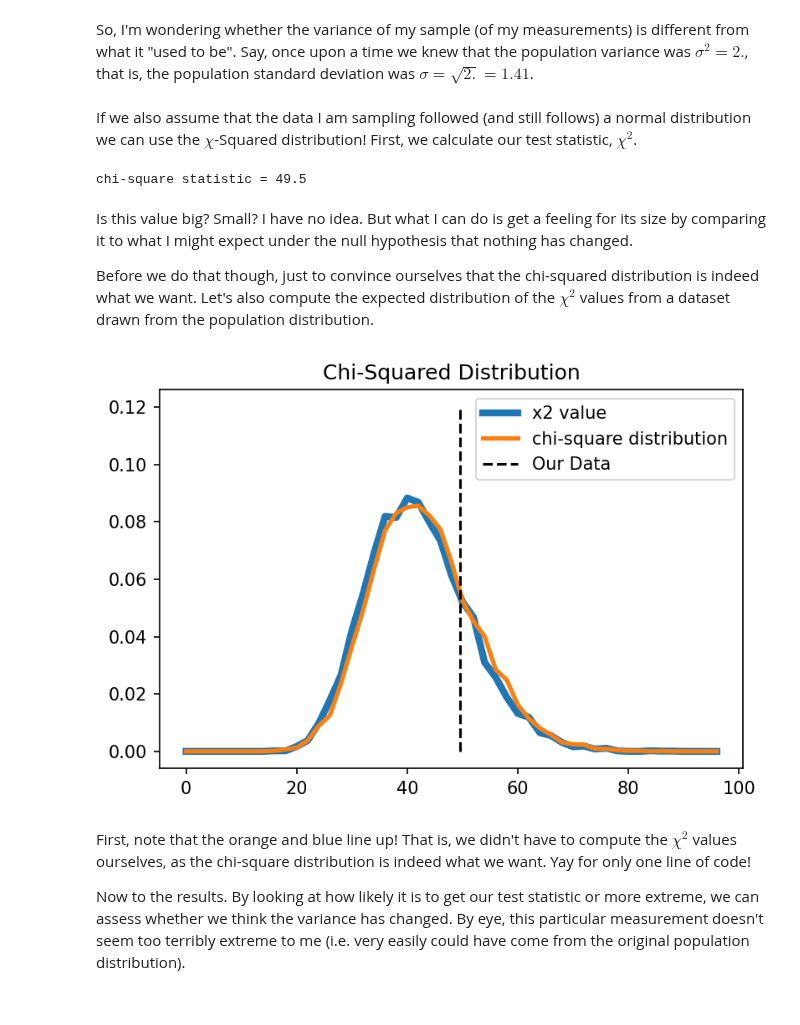
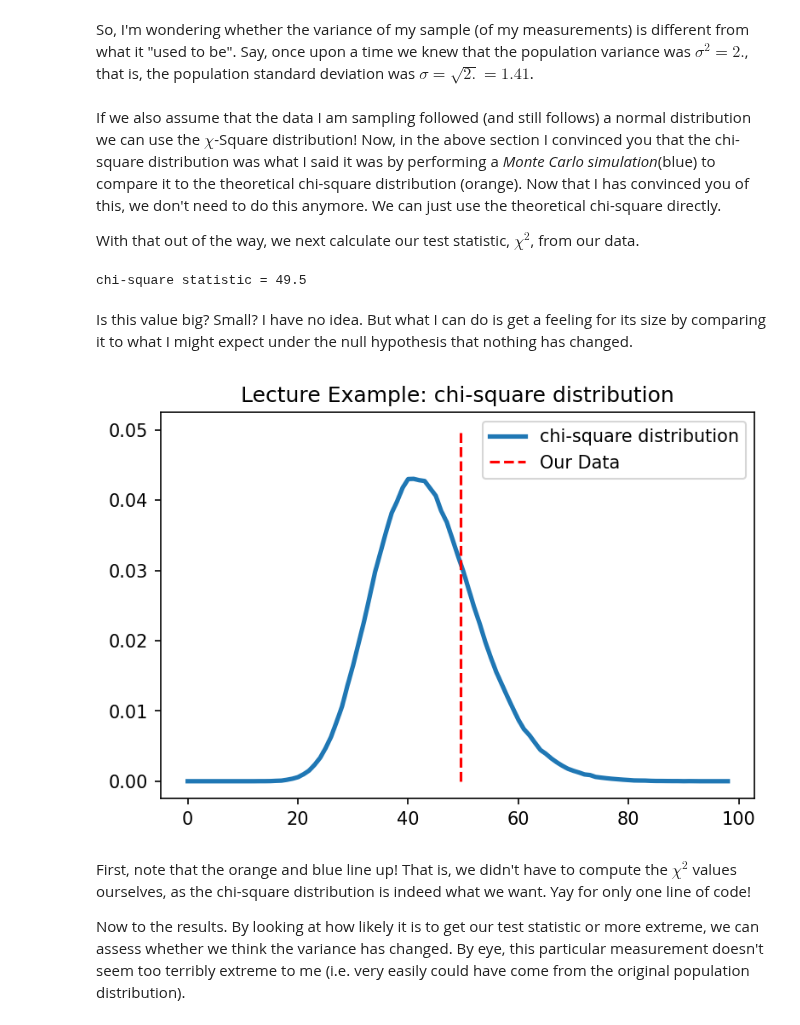
Before and after one commit to kjmayer/ats655-coursematerial, a Jupyter notebook: jupyter_notebooks/chisquared_distribution.ipynb, the cells around one changed output. Cells and saved outputs as stored; diff of their text form; code cells hidden in the pictures.

Commit message:
lecture tweaks

```diff
--- a/jupyter_notebooks/chisquared_distribution.ipynb
+++ b/jupyter_notebooks/chisquared_distribution.ipynb
@@ -84,8 +81,10 @@ stdSample = 1.5
 So, I'm wondering whether the variance of my sample (of my measurements) is different from what it "used to be". Say, once upon a time we knew that the population variance was $\sigma^2 = 2.$, that is, the population standard deviation was $\sigma = \sqrt{2.} = 1.41$.
 # %%
 stdPop = np.sqrt(2.)
-# %% [markdown]
-If we also assume that the data I am sampling followed (and still follows) a normal distribution we can use the $\chi$-Squared distribution! First, we calculate our test statistic, $\chi^2$.
+# %% [markdown]
+If we also assume that the data I am sampling followed (and still follows) a normal distribution we can use the $\chi$-Square distribution! Now, in the above section I convinced you that the chi-square distribution was what I said it was by performing a _Monte Carlo simulation_(blue) to compare it to the theoretical chi-square distribution (orange). Now that I has convinced you of this, we don't need to do this anymore. We can just use the theoretical chi-square directly.
+
+With that out of the way, we next calculate our test statistic, $\chi^2$, from our data.
 # %%
 x2Sample = (nSample-1)*(stdSample**2)/(stdPop**2)
 print('chi-square statistic = ' + str(np.round(x2Sample,2)))
@@ -93,31 +92,21 @@ print('chi-square statistic = ' + str(np.round(x2Sample,2)))
 chi-square statistic = 49.5
 # %% [markdown]
 Is this value big? Small? I have no idea. But what I can do is get a feeling for its size by comparing it to what I might expect under the null hypothesis that nothing has changed.
-
-Before we do that though, just to convince ourselves that the chi-squared distribution is indeed what we want. Let's also compute the expected distribution of the $\chi^2$ values from a dataset drawn from the population distribution.
-# %%
-B = np.random.normal(loc = muSample, scale = stdPop, size = 100000)
-x2 = []
-for i in np.arange(0,10000):
-    sample = np.random.choice(B, size = nSample, replace = True)
-    x2 = np.append(x2,(nSample-1)*(np.std(sample)**2)/(stdPop**2))
 # %%
-xbins = np.arange(0,100,2)
+xbins = np.arange(0,100,1.)
 hx = np.histogram(x2,xbins)
 
-chiSquare = np.random.chisquare(nSample-1,10000)
+chiSquare = np.random.chisquare(nSample-1,1000000)
 hcS = np.histogram(chiSquare,xbins)
 
-plt.plot(xbins[:-1],hx[0]/len(x2),linewidth=4,label='x2 value')
 plt.plot(xbins[:-1],hcS[0]/len(chiSquare),linewidth=2.5, label='chi-square distribution')
+plt.plot((x2Sample,x2Sample),(0,.05),'--r',label='Our Data')
 
-plt.plot((x2Sample,x2Sample),(0,.12),'--k',label='Our Data')
-
-plt.title('Chi-Squared Distribution')
+plt.title('Lecture Example: chi-square distribution')
 plt.legend()
 plt.show()
 # %% [output]
-[figure, old version]
+[figure, new version]
 # %% [markdown]
 First, note that the orange and blue line up! That is, we didn't have to compute the $\chi^2$ values ourselves, as the chi-square distribution is indeed what we want. Yay for only one line of code!
 
```
Also changed, not shown: parts of 15 cells of this notebook, 2 other files.
